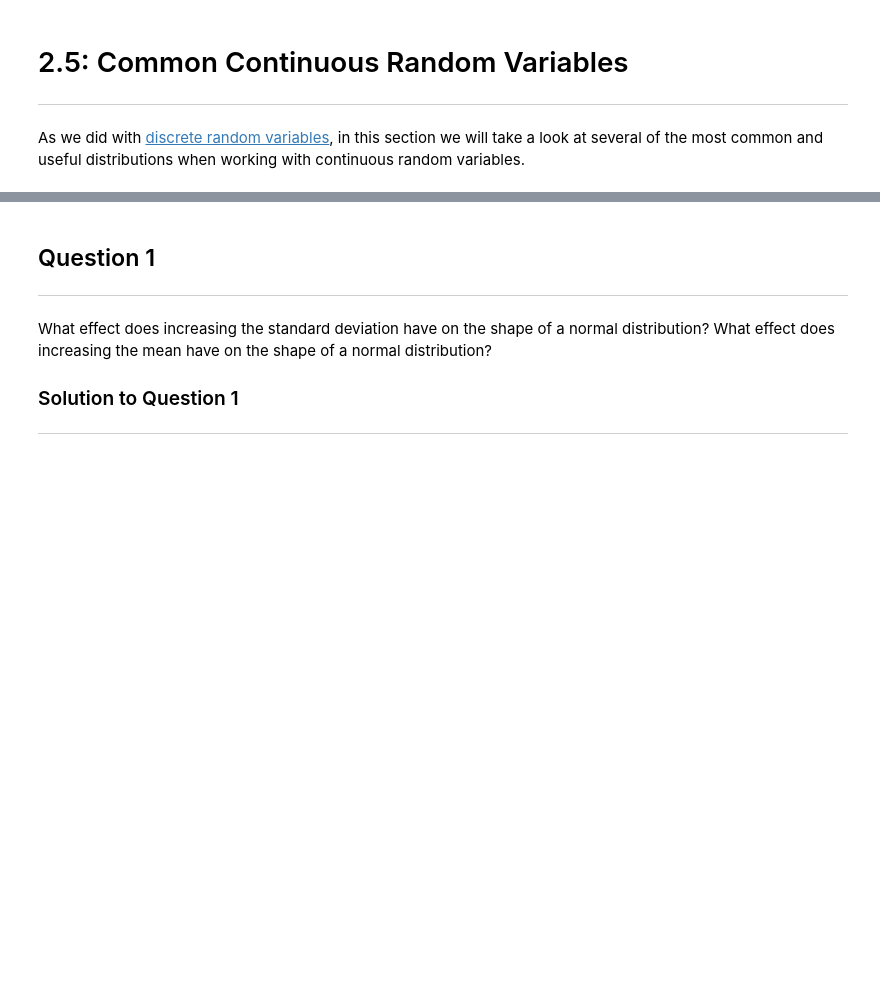
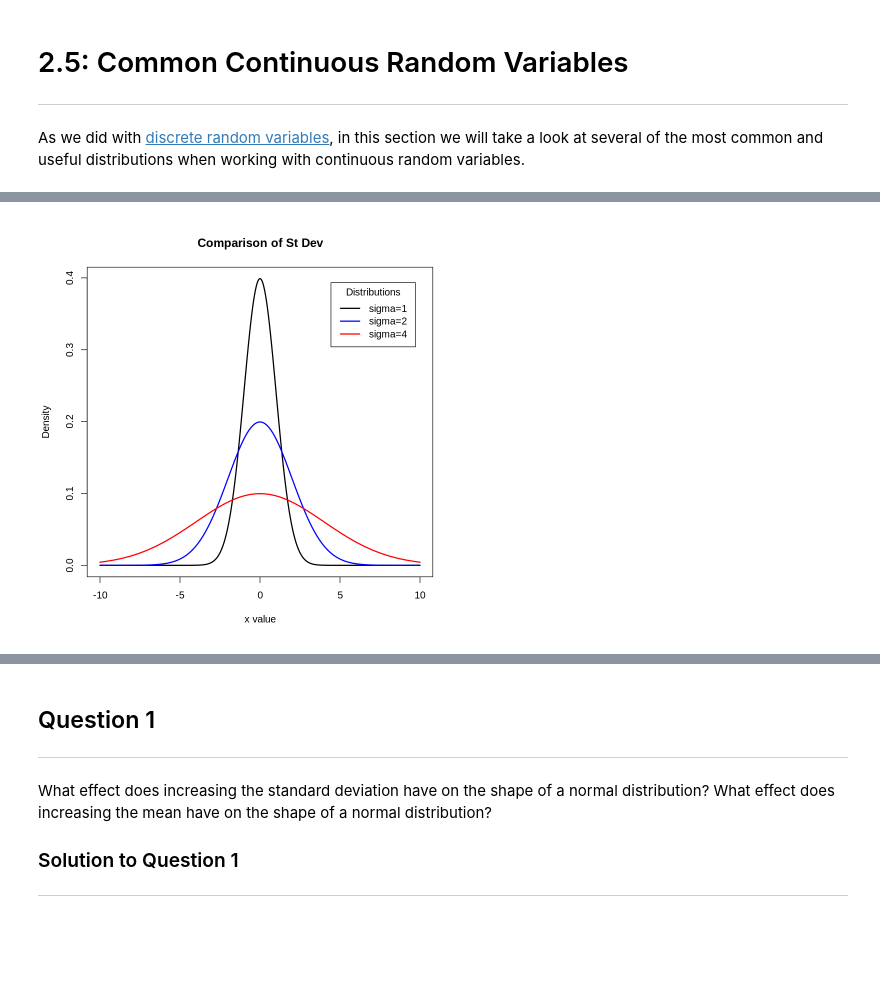
Before and after one commit to CU-Denver-MathStats-OER/Statistical-Theory, a Jupyter notebook: Chap2/08-Common-Continuous-Distributions.ipynb, the cells around one changed output, grey strips where cells are left out. Cells and saved outputs as stored; diff of their text form; code cells hidden in the pictures; blank space fills up the shorter version.

```diff
--- a/Chap2/08-Common-Continuous-Distributions.ipynb
+++ b/Chap2/08-Common-Continuous-Distributions.ipynb
@@ -46,0 +46,23 @@ determined by two parameters:
+# %%
+# run code cell to compare distributions
+# with differnt standard deviations
+# nothing to edit in this code cell
+
+x <- seq(-10, 10, length=1000)
+stan <- dnorm(x)
+
+std <- c(1, 2, 4)
+colors <- c("black", "blue", "red")
+labels <- c("sigma=1", "sigma=2", "sigma=4")
+
+plot(x, stan, type="l", lty=2, xlab="x value",
+  ylab="Density", main="Comparison of St Dev")
+
+for (i in 1:3){
+  lines(x, dnorm(x, 0, std[i]), lwd=2, col=colors[i])
+}
+
+legend("topright", inset=.05, title="Distributions",
+  labels, lwd=2, lty=1, col=colors)
+# %% [output]
+[figure, added]
```
Also changed, not shown: parts of 26 cells of this notebook.
